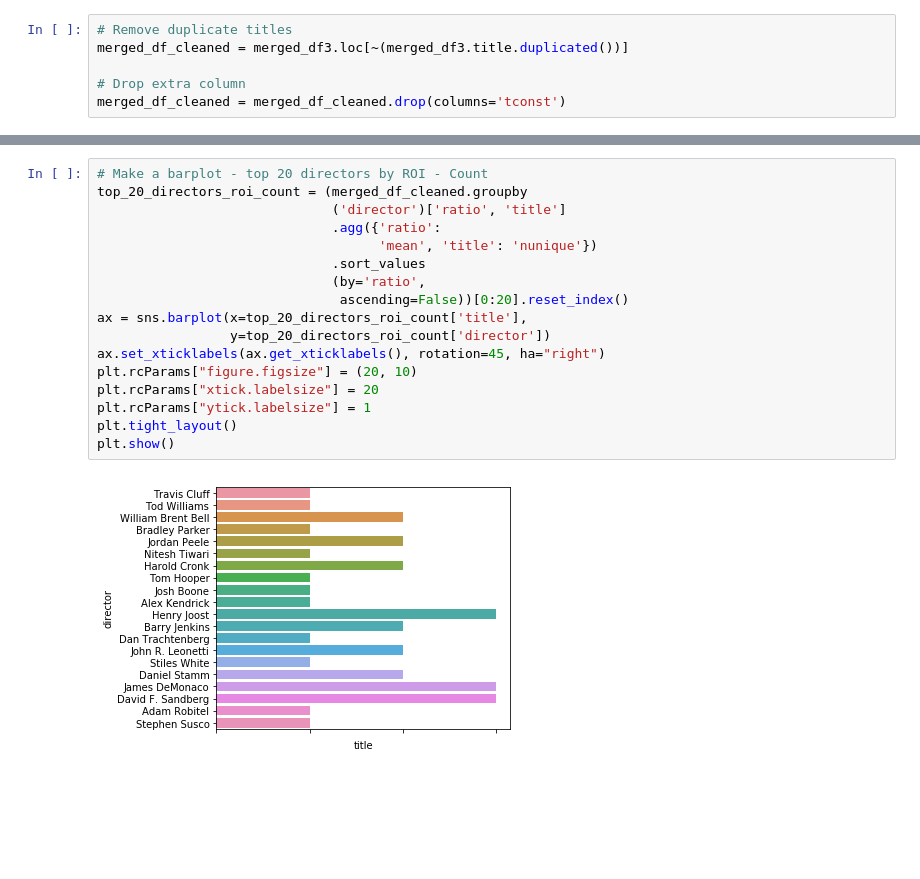
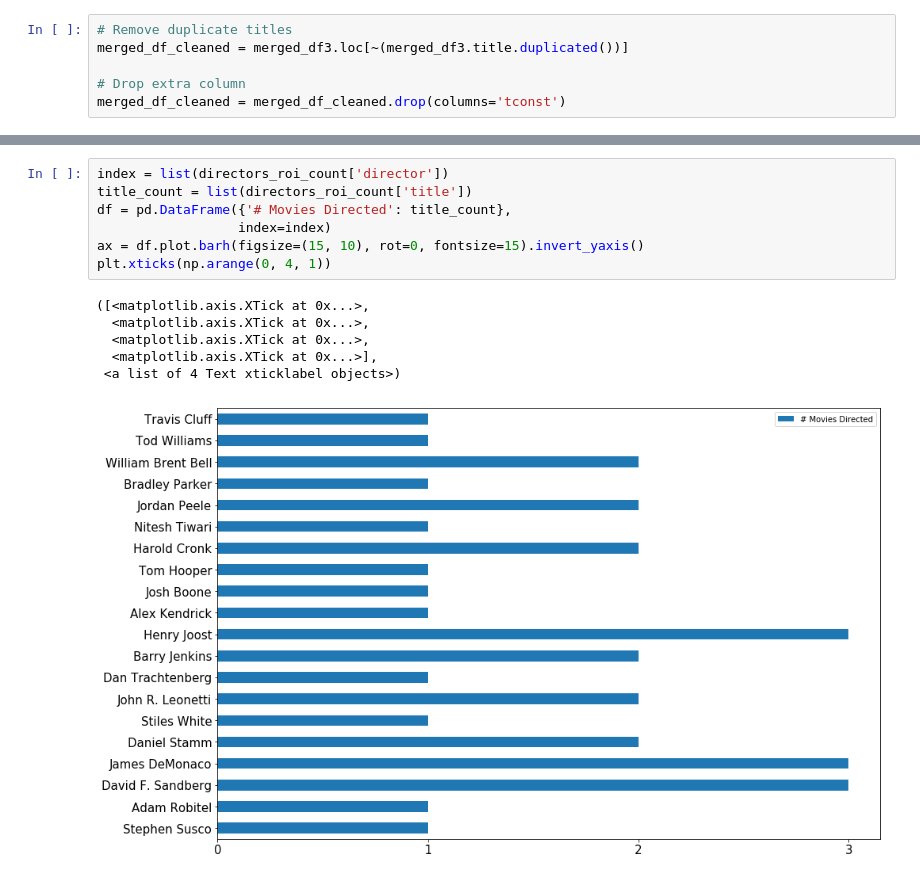
Before and after one commit to khayes847/mod-1-project, a Jupyter notebook: Project_Kyle-Copy_Final-Pep8.ipynb, the cells around one changed output, grey strips where cells are left out. Drawn from its saved outputs; the diff is of its cells as text; blank space fills up the shorter version.

```diff
--- a/Project_Kyle-Copy_Final-Pep8.ipynb
+++ b/Project_Kyle-Copy_Final-Pep8.ipynb
@@ -239,19 +232,14 @@ director_ratio_mean_19.plot(kind='barh')
-# %%
-# Make a barplot - top 20 directors by ROI - Count
-top_20_directors_roi_count = (merged_df_cleaned.groupby
-                              ('director')['ratio', 'title']
-                              .agg({'ratio':
-                                    'mean', 'title': 'nunique'})
-                              .sort_values
-                              (by='ratio',
-                               ascending=False))[0:20].reset_index()
-ax = sns.barplot(x=top_20_directors_roi_count['title'],
-                 y=top_20_directors_roi_count['director'])
-ax.set_xticklabels(ax.get_xticklabels(), rotation=45, ha="right")
-plt.rcParams["figure.figsize"] = (20, 10)
-plt.rcParams["xtick.labelsize"] = 20
-plt.rcParams["ytick.labelsize"] = 1
-plt.tight_layout()
-plt.show()
-# %% [output]
-[figure, removed]
+# %%
+index = list(directors_roi_count['director'])
+title_count = list(directors_roi_count['title'])
+df = pd.DataFrame({'# Movies Directed': title_count},
+                  index=index)
+ax = df.plot.barh(figsize=(15, 10), rot=0, fontsize=15).invert_yaxis()
+plt.xticks(np.arange(0, 4, 1))
+# %% [output]
+([<matplotlib.axis.XTick at 0x...>,
+  <matplotlib.axis.XTick at 0x...>,
+  <matplotlib.axis.XTick at 0x...>,
+  <matplotlib.axis.XTick at 0x...>],
+ <a list of 4 Text xticklabel objects>)
+[figure, added]
```
Also changed, not shown: parts of 16 cells of this notebook, 10 other files.
